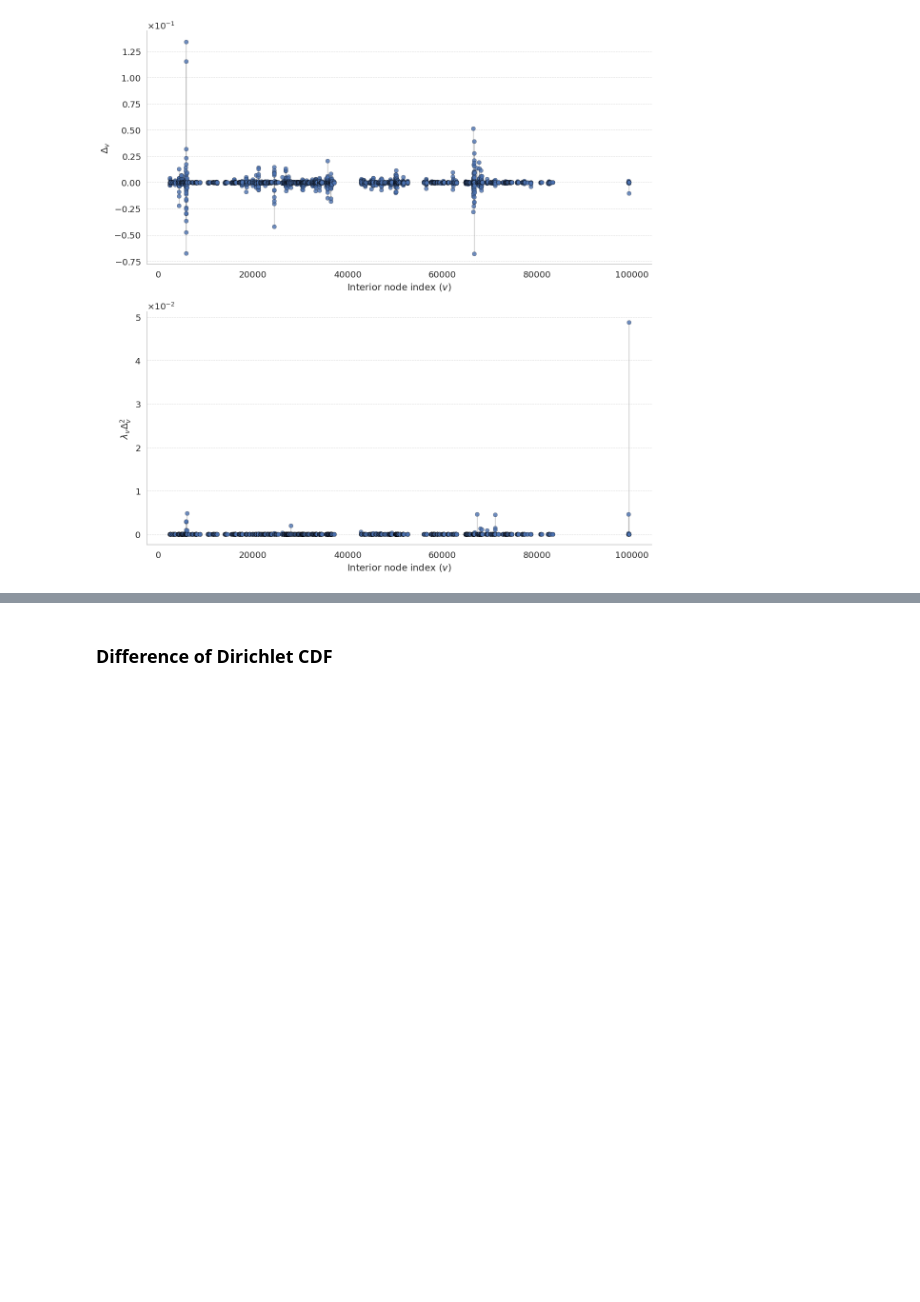
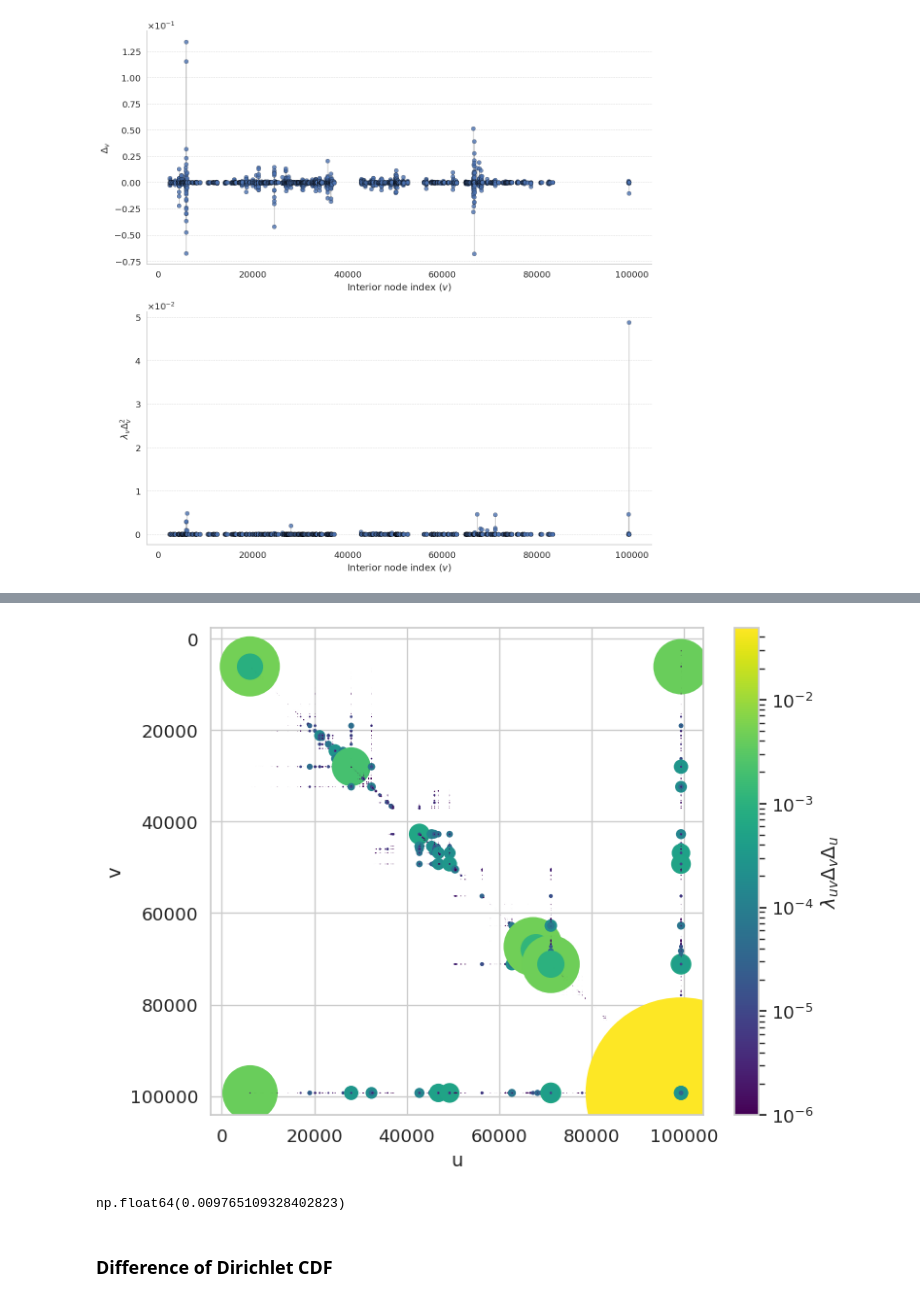
Before and after one commit to spsvihla/pcms, a Jupyter notebook: notebooks/haar_like_wavelets_level_of_significance.ipynb, the cells around one changed output, grey strips where cells are left out. Saved outputs shown, nothing was run; the diff lists cells and outputs as text; code cells hidden in the pictures; blank space fills up the shorter version.

```diff
--- a/notebooks/haar_like_wavelets_level_of_significance.ipynb
+++ b/notebooks/haar_like_wavelets_level_of_significance.ipynb
@@ -340,3 +407,41 @@ plt.show()
+# %%
+from matplotlib.colors import LogNorm
+
+M_coo = M.tocoo()
+rows, cols, vals = M_coo.row, M_coo.col, M_coo.data
+vals = np.abs(vals)
+
+scale_factor = 2e4
+scale_power = 1
+eps = 1e-6
+
+fig, ax = plt.subplots(figsize=(8, 6))
+
+sc = ax.scatter(
+    cols, rows,
+    c=vals,
+    cmap="viridis",
+    norm=LogNorm(vmin=max(vals.min(), eps), vmax=vals.max()),
+    marker="o",
+    s=scale_factor * (vals / vals.max()) ** scale_power,
+    edgecolors='none'
+)
+
+ax.set_xlabel("u", fontsize=14)
+ax.set_ylabel("v", fontsize=14)
+ax.invert_yaxis()
+
+cbar = plt.colorbar(sc, ax=ax)
+cbar.set_label(r"$\lambda_{uv}\Delta_v\Delta_u$", fontsize=14)
+
+plt.tight_layout()
+plt.show()
+# %% [output]
+[figure, added]
+# %%
+np.abs(np.sum(dh_comps) - np.sum(M.data)) / np.abs(np.sum(M.data))
+# %% [output]
+np.float64(0.009765109328402823)
 # %% [markdown]
 ### Difference of Dirichlet CDF
 # %%
```
Also changed, not shown: parts of 8 cells of this notebook.
